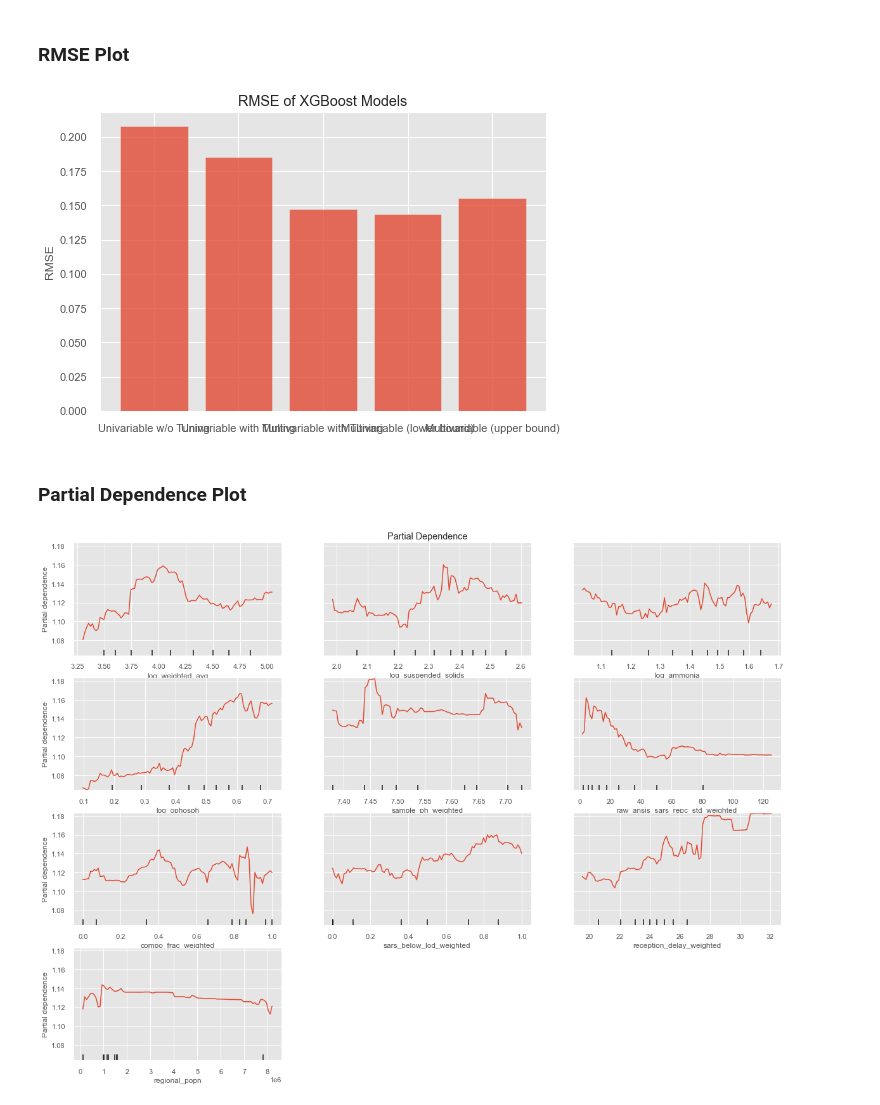
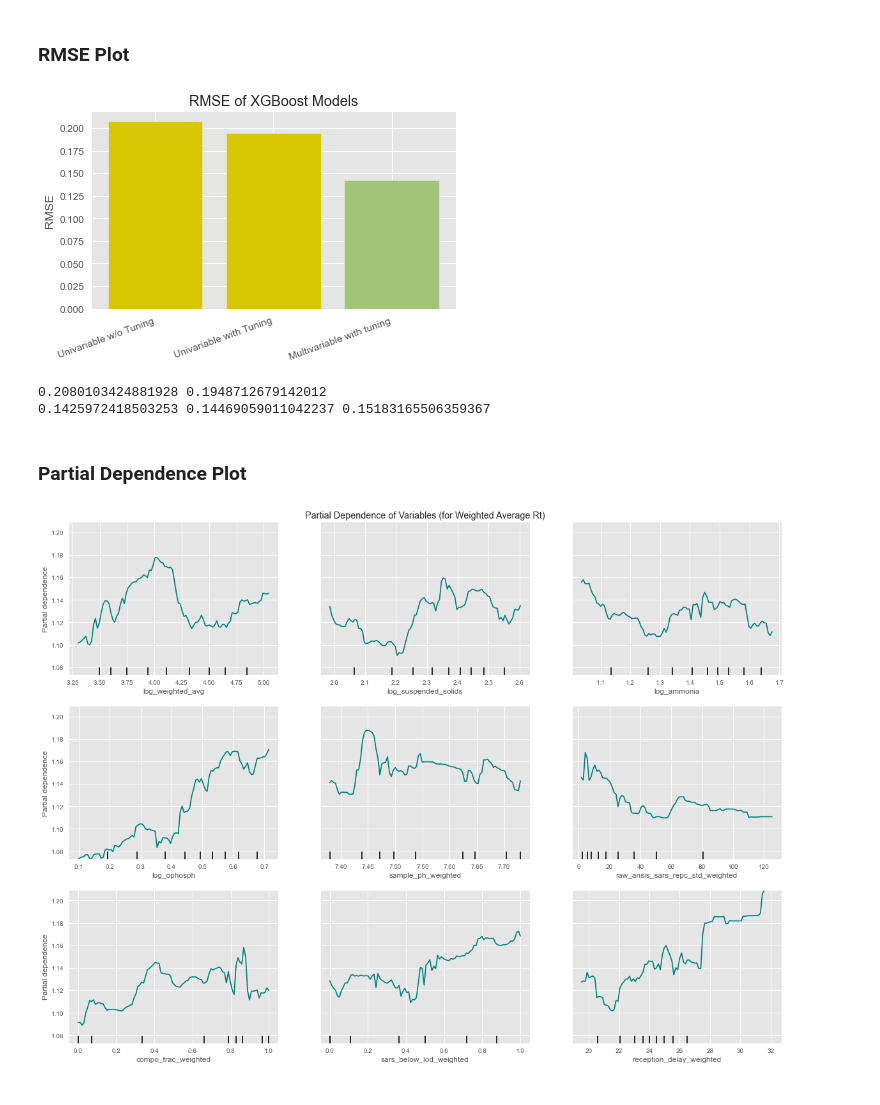
Before and after one commit to florencema1/rtestww, a Jupyter notebook: xgboost.ipynb, the cells around one changed output. Drawn from its saved outputs; the diff is of its cells as text; code cells hidden in the pictures.

```diff
--- a/xgboost.ipynb
+++ b/xgboost.ipynb
@@ -124,16 +129,32 @@ X = data[['log_weighted_avg', 'log_suspended_solids', 'log_ammonia', 'log_ophosp
+# %%
+# Create one-hot encoder for categorical variable - region
+enc = OneHotEncoder(handle_unknown='ignore')
+
+# Transform column and convert to dataframe
+encoder_df = pd.DataFrame(enc.fit_transform(data[['region']]).toarray())
+
+#rename columns
+encoder_df.columns =['East Midlands', 'East Of England', 'London' , 'North East', 'North West', 'South East', 'South West', 'West Midlands', 'Yorkshire And The Humber']
+
+# Join with original data
+multidata = data.join(encoder_df)
+# %%
+# Multivariable features
+X = multidata[['log_weighted_avg', 'log_suspended_solids', 'log_ammonia', 'log_ophosph','sample_ph_weighted', 'raw_ansis_sars_repc_std_weighted', 'compo_frac_weighted', 'sars_below_lod_weighted', 'reception_delay_weighted', 'East Midlands', 'East Of England', 'London' , 'North East', 'North West', 'South East', 'South West', 'West Midlands', 'Yorkshire And The Humber']]
 # %%
 # Lower and upper bounds
-ylow = data.loc[:, 'avg_r_lower']
-yup = data.loc[:, 'avg_r_upper']
+Y = multidata.loc[:, 'avg_r_avg']
+Ylow = multidata.loc[:, 'avg_r_lower']
+Yup = multidata.loc[:, 'avg_r_upper']
 # %%
 # avg R
-X_train, X_test, Y_train, Y_test = train_test_split(X, y, test_size=0.2, random_state=42)
+X_train, X_test, Y_train, Y_test = train_test_split(X, Y, test_size=0.2, random_state=42)
 
 # lower bound R
-Xlow_train, Xlow_test, Ylow_train, Ylow_test = train_test_split(X, ylow, test_size=0.2, random_state=42)
+Xlow_train, Xlow_test, Ylow_train, Ylow_test = train_test_split(X, Ylow, test_size=0.2, random_state=42)
 
 # upper bound R
-Xup_train, Xup_test, Yup_train, Yup_test = train_test_split(X, yup, test_size=0.2, random_state=42)
+Xup_train, Xup_test, Yup_train, Yup_test = train_test_split(X, Yup, test_size=0.2, random_state=42)
 # %%
 # Build model for avg R
 multi_model, multi_pred = algorithm_pipeline(X_train, X_test, Y_train, xgbr, param_grid, cv=10)
@@ -225,27 +250,38 @@ multi_rmse_up = np.sqrt(mean_squared_error(Yup_test, multi_pred_up))
 # %% [markdown]
 ### RMSE Plot
 # %%
-objects = ('Univariable w/o Tuning', 'Univariable with Tuning', 'Multivariable with Tuning', 'Multivariable (lower bound)', 'Multivariable (upper bound)')
+objects = ('Univariable w/o Tuning', 'Univariable with Tuning', 'Multivariable with tuning')
 y_pos = np.arange(len(objects))
-performance = [plain_rmse, rmse, multi_rmse, multi_rmse_low, multi_rmse_up]
+performance = [plain_rmse, rmse, multi_rmse]
+cr = ['y', 'y', 'g']
 
-gx = plt.bar(y_pos, performance, align='center', alpha=0.8)
-plt.xticks(y_pos, objects)
+gx = plt.bar(y_pos, performance, align='center', color=cr)
+plt.xticks(y_pos, objects, rotation=20, ha='right')
 plt.ylabel('RMSE')
 plt.title('RMSE of XGBoost Models')
+plt.tight_layout()
 
-plt.savefig('RMSE Plot.png')
+plt.savefig('plots/RMSE Plot.png', dpi=100)
 # %% [output]
-[figure, old version]
+[figure, new version]
+# %%
+print(plain_rmse, rmse)
+print(multi_rmse, multi_rmse_low, multi_rmse_up)
+# %% [output]
+0.2080103424881928 0.1948712679142012
+0.1425972418503253 0.14469059011042237 0.15183165506359367
 # %% [markdown]
 ### Partial Dependence Plot
 # %%
 from sklearn.inspection import PartialDependenceDisplay
 
 fig, ax = plt.subplots(figsize=(20, 15))
-ax.set_title("Partial Dependence")
-disp = PartialDependenceDisplay.from_estimator(multi_model, X, ['log_weighted_avg', 'log_suspended_solids', 'log_ammonia', 'log_ophosph', 'sample_ph_weighted', 'raw_ansis_sars_repc_std_weighted', 'compo_frac_weighted', 'sars_below_lod_weighted', 'reception_delay_weighted', 'regional_popn'], ax=ax)
+ax.set_title("Partial Dependence of Variables (for Weighted Average Rt)")
+disp = PartialDependenceDisplay.from_estimator(multi_model, X, ['log_weighted_avg', 'log_suspended_solids', 'log_ammonia', 'log_ophosph', 'sample_ph_weighted', 'raw_ansis_sars_repc_std_weighted', 'compo_frac_weighted', 'sars_below_lod_weighted', 'reception_delay_weighted'],
+                                               ax=ax, # subplot settings
+                                               line_kw={"color": "teal"} # line colour
+                                               )
 
-plt.savefig('PDP.png')
+plt.savefig('plots/PDP1.png')
 # %% [output]
-[figure, old version]
+[figure, new version]
```
Also changed, not shown: parts of 16 cells of this notebook, 22 other files.
